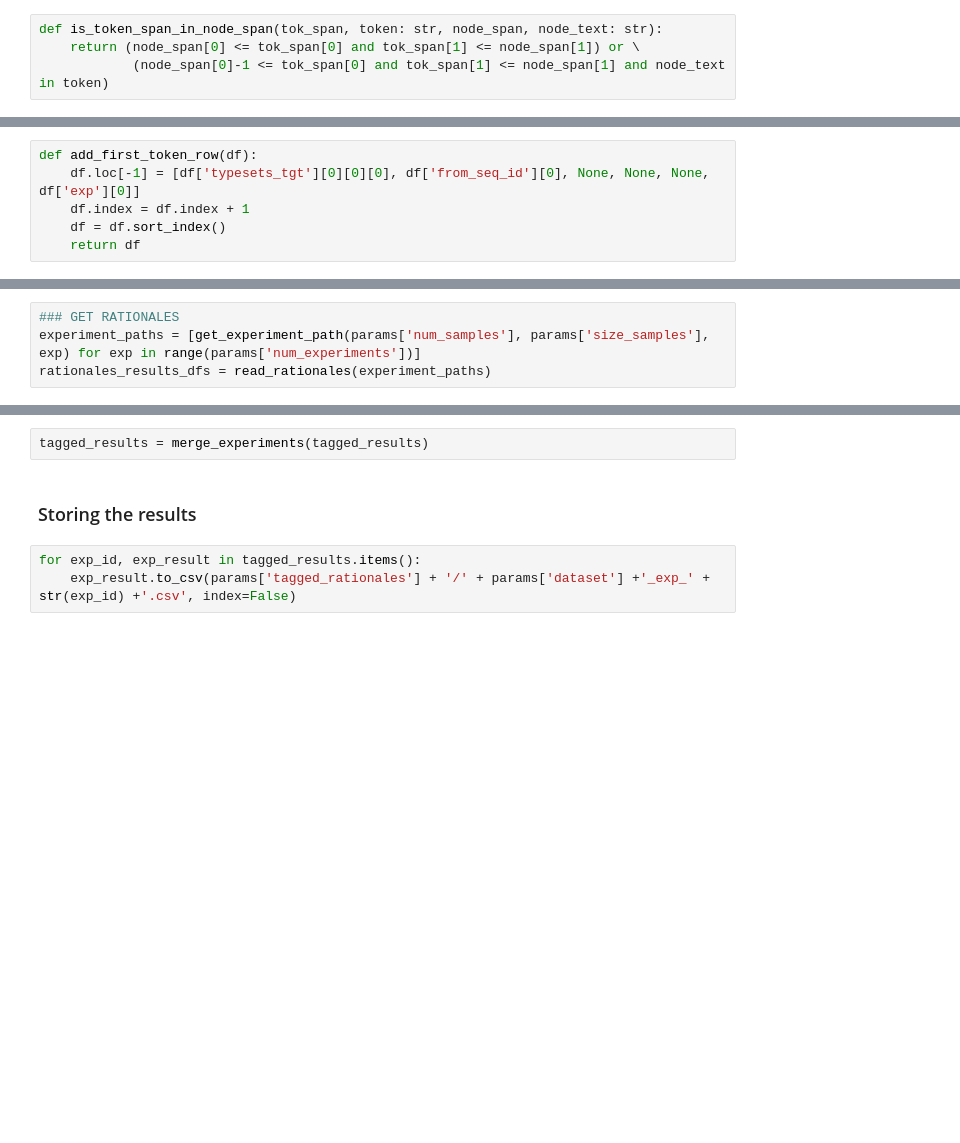
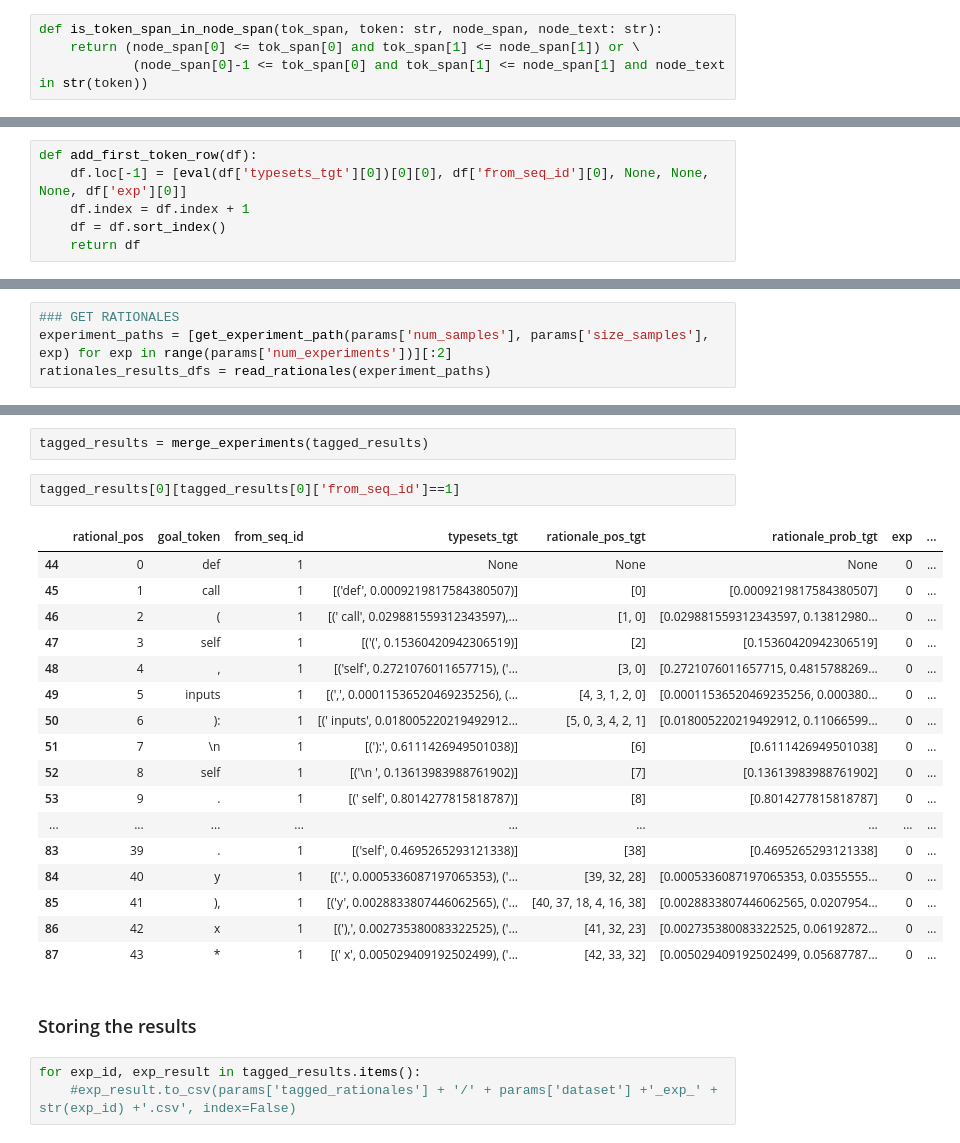
Before and after one commit to WM-SEMERU/code-rationales, a Jupyter notebook: nbs/04_rationales_tagging.ipynb, the cells around one changed output, grey strips where cells are left out. Drawn from its saved outputs; the diff is of its cells as text; blank space fills up the shorter version.

```diff
--- a/nbs/04_rationales_tagging.ipynb
+++ b/nbs/04_rationales_tagging.ipynb
@@ -185,7 +185,7 @@ def get_node_span(node, lines):
 # %%
 def is_token_span_in_node_span(tok_span, token: str, node_span, node_text: str):
     return (node_span[0] <= tok_span[0] and tok_span[1] <= node_span[1]) or \
-            (node_span[0]-1 <= tok_span[0] and tok_span[1] <= node_span[1] and node_text in token)
+            (node_span[0]-1 <= tok_span[0] and tok_span[1] <= node_span[1] and node_text in str(token))
 # %%
 def get_token_type(
     tok_span: tuple, # (start, end) position of a token in tokenizer
@@ -279,7 +279,7 @@ delete_leading_spaces = lambda string: re.sub(r'^\s+', '', string)
 delete_leading_breaks = lambda string: re.sub(r'^\n+', '', string)
 # %%
 def add_first_token_row(df):
-    df.loc[-1] = [df['typesets_tgt'][0][0][0], df['from_seq_id'][0], None, None, None, df['exp'][0]]
+    df.loc[-1] = [eval(df['typesets_tgt'][0])[0][0], df['from_seq_id'][0], None, None, None, df['exp'][0]]
     df.index = df.index + 1
     df = df.sort_index()
     return df
@@ -412,7 +412,7 @@ GPT2LMHeadModel(
 ### Execute
 # %%
 ### GET RATIONALES
-experiment_paths = [get_experiment_path(params['num_samples'], params['size_samples'], exp) for exp in range(params['num_experiments'])]
+experiment_paths = [get_experiment_path(params['num_samples'], params['size_samples'], exp) for exp in range(params['num_experiments'])][:2]
 rationales_results_dfs = read_rationales(experiment_paths)
 # %%
 a = rationales_results_dfs[0]
@@ -428,8 +428,28 @@ tagged_results = tag_rationals(rationales_results_dfs, nl_ast_types, pos_types,
 **********Tagging rationals for exp: 1**********
 # %%
 tagged_results = merge_experiments(tagged_results)
+# %%
+tagged_results[0][tagged_results[0]['from_seq_id']==1]
+# %% [output]
+|  | rational_pos | goal_token | from_seq_id | typesets_tgt | rationale_pos_tgt | rationale_prob_tgt | exp | ... |
+| 44 | 0 | def | 1 | None | None | None | 0 | ... |
+| 45 | 1 | call | 1 | [('def', 0.0009219817584380507)] | [0] | [0.0009219817584380507] | 0 | ... |
+| 46 | 2 | ( | 1 | [(' call', 0.029881559312343597),... | [1, 0] | [0.029881559312343597, 0.13812980... | 0 | ... |
+| 47 | 3 | self | 1 | [('(', 0.15360420942306519)] | [2] | [0.15360420942306519] | 0 | ... |
+| 48 | 4 | , | 1 | [('self', 0.2721076011657715), ('... | [3, 0] | [0.2721076011657715, 0.4815788269... | 0 | ... |
+| 49 | 5 | inputs | 1 | [(',', 0.00011536520469235256), (... | [4, 3, 1, 2, 0] | [0.00011536520469235256, 0.000380... | 0 | ... |
+| 50 | 6 | ): | 1 | [(' inputs', 0.018005220219492912... | [5, 0, 3, 4, 2, 1] | [0.018005220219492912, 0.11066599... | 0 | ... |
+| 51 | 7 | \n | 1 | [('):', 0.6111426949501038)] | [6] | [0.6111426949501038] | 0 | ... |
+| 52 | 8 | self | 1 | [('\n ', 0.13613983988761902)] | [7] | [0.13613983988761902] | 0 | ... |
+| 53 | 9 | . | 1 | [(' self', 0.8014277815818787)] | [8] | [0.8014277815818787] | 0 | ... |
+| ... | ... | ... | ... | ... | ... | ... | ... | ... |
+| 83 | 39 | . | 1 | [('self', 0.4695265293121338)] | [38] | [0.4695265293121338] | 0 | ... |
+| 84 | 40 | y | 1 | [('.', 0.0005336087197065353), ('... | [39, 32, 28] | [0.0005336087197065353, 0.0355555... | 0 | ... |
+| 85 | 41 | ), | 1 | [('y', 0.0028833807446062565), ('... | [40, 37, 18, 4, 16, 38] | [0.0028833807446062565, 0.0207954... | 0 | ... |
+| 86 | 42 | x | 1 | [('),', 0.002735380083322525), ('... | [41, 32, 23] | [0.002735380083322525, 0.06192872... | 0 | ... |
+| 87 | 43 | * | 1 | [(' x', 0.005029409192502499), ('... | [42, 33, 32] | [0.005029409192502499, 0.05687787... | 0 | ... |
 # %% [markdown]
 ### Storing the results
 # %%
 for exp_id, exp_result in tagged_results.items():
-    exp_result.to_csv(params['tagged_rationales'] + '/' + params['dataset'] +'_exp_' + str(exp_id) +'.csv', index=False)
+    #exp_result.to_csv(params['tagged_rationales'] + '/' + params['dataset'] +'_exp_' + str(exp_id) +'.csv', index=False)
```
Also changed, not shown: parts of 1 cell of this notebook, 5 other files.
